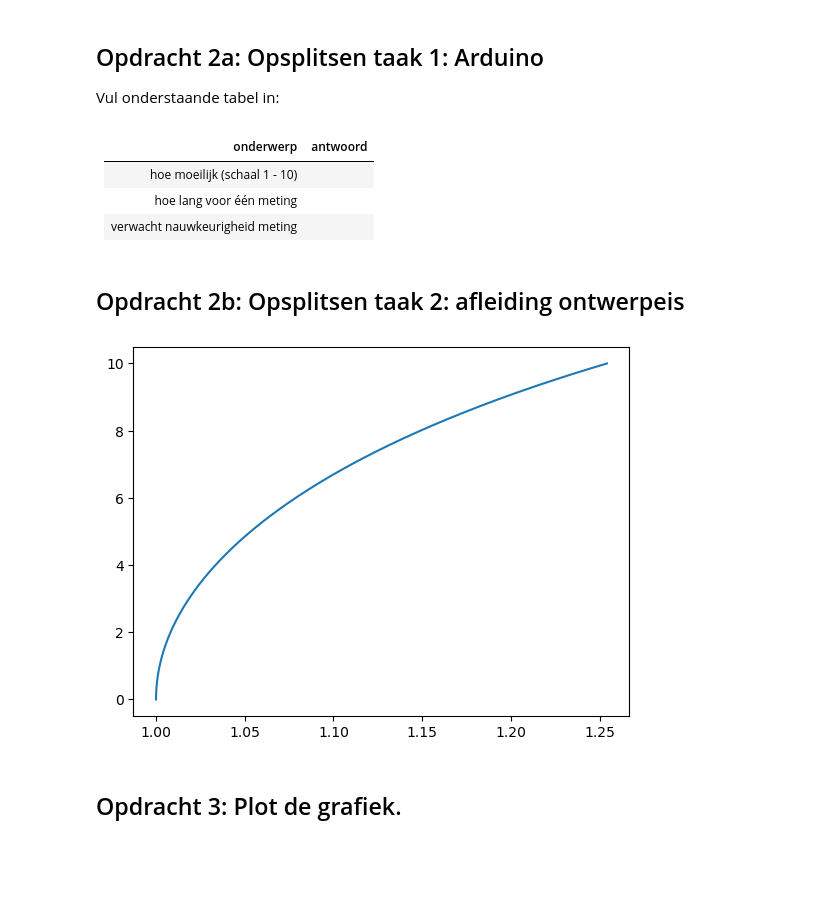
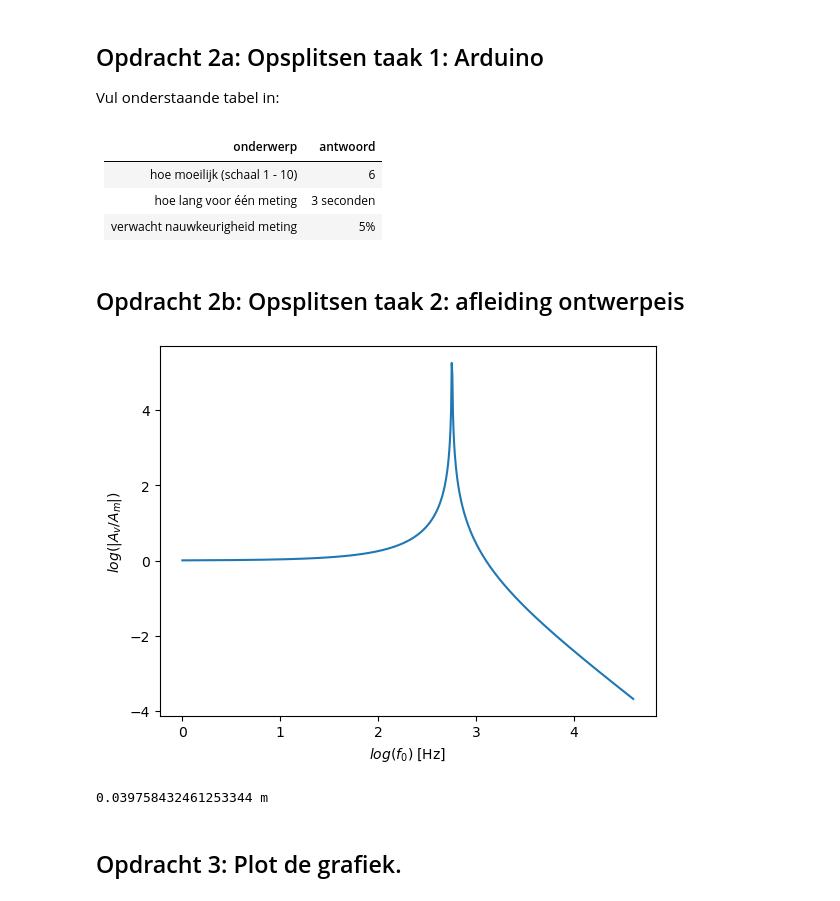
Before and after one commit to emmajuledrent/opdrachten-DEF-D, a Jupyter notebook: FysiekeOntwerpopdrachten/5MaakEenOpstellingTrillingsvrij/Ontwerpopdracht5MaakEenOpstellingTrillingsvrijInvulTemplate.ipynb, the cells around one changed output. Cells and saved outputs as stored; diff of their text form; code cells hidden in the pictures; blank space fills up the shorter version.

Commit message:
voor pauze

```diff
--- a/FysiekeOntwerpopdrachten/5MaakEenOpstellingTrillingsvrij/Ontwerpopdracht5MaakEenOpstellingTrillingsvrijInvulTemplate.ipynb
+++ b/FysiekeOntwerpopdrachten/5MaakEenOpstellingTrillingsvrij/Ontwerpopdracht5MaakEenOpstellingTrillingsvrijInvulTemplate.ipynb
@@ -38,9 +38,9 @@ Vul onderstaande tabel in:
 # %% [markdown]
 | onderwerp    | antwoord  |
 |---|---|
-| hoe moeilijk (schaal 1 - 10) |  |
-| hoe lang voor één meting |  |
-| verwacht nauwkeurigheid meting |  |
+| hoe moeilijk (schaal 1 - 10) | 6 |
+| hoe lang voor één meting | 3 seconden |
+| verwacht nauwkeurigheid meting | 5% |
 # %% [markdown]
 ## Opdracht 2b: Opsplitsen taak 2: afleiding ontwerpeis
 # %%
@@ -53,19 +53,30 @@ Vul onderstaande tabel in:
-# %%
-# Voeg hier je plot in.
-f_0 = np.sqrt(50)/2
-omega_0 = f_0 * 2 * np.pi
-omega = np.linspace(0,10,1000)
-
-A = np.abs(1/(1-(omega**2)/(omega_0**2)))
-
-plt.figure()
-plt.plot((A,omega))
-
-plt.show()
-# %% [output]
-[figure, removed]
+# %%
+# Plotten amplitude overdracht
+f_0 = 5/2
+
+def Am_Av(omega):
+    return np.abs(1/(1-((omega)**2/(2*np.pi*f_0)**2)))
+
+x = np.linspace(1,100,1000)
+y = Am_Av(x)
+
+
+# Plot
+plt.figure()
+plt.plot(np.log(x), np.log(y))
+plt.xlabel("$log(f_0)$ [Hz]")
+plt.ylabel("$log(|A_v/A_m|)$")
+plt.show()
+# %% [output]
+[figure, added]
 # %%
 # Bereken hier de minimale Delta-x waarbij je aan de eis van de opdracht voldoet.
+
+omega_0 = 5*np.pi
+dx = 9.81 / omega_0**2
+print(dx, "m")
+# %% [output]
+0.039758432461253344 m
 # %% [markdown]
 ## Opdracht 3: Plot de grafiek.
 # %%
```
Also changed, not shown: parts of 4 cells of this notebook, 1 other file.
